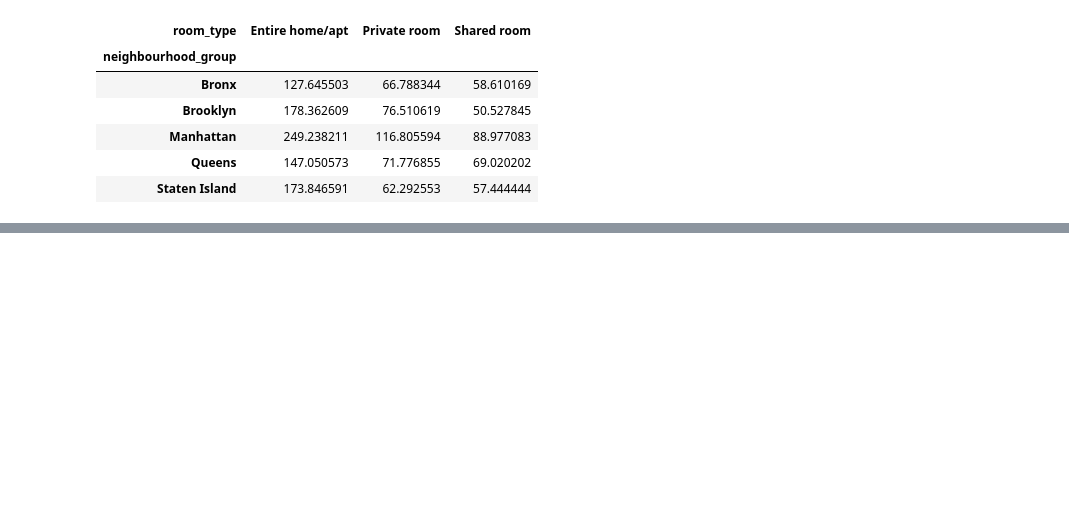
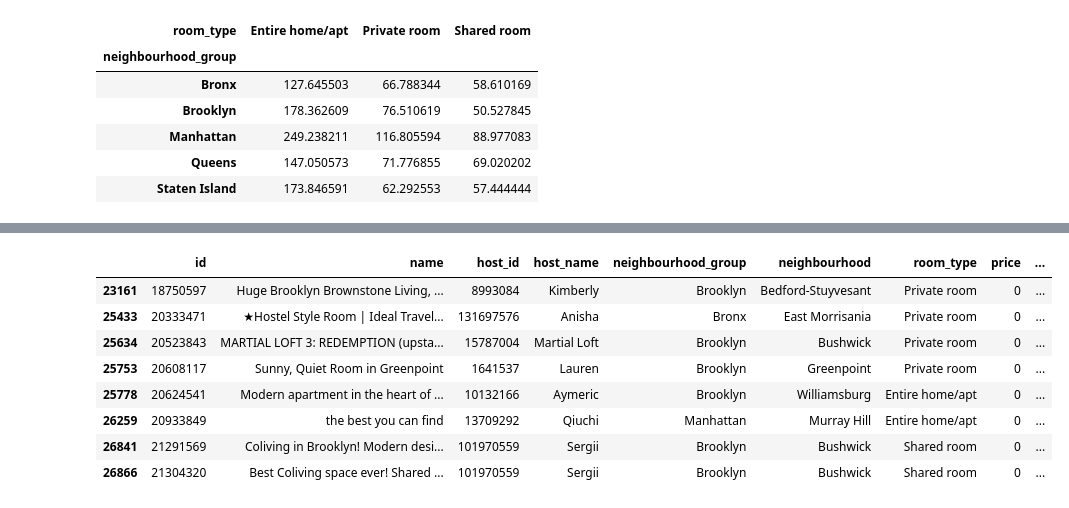
Before and after one commit to vanshansh19/Airbnb-Bookings-Analysis, a Jupyter notebook: EDA_Capstone_Project_1.ipynb, the cells around one changed output, grey strips where cells are left out. Saved outputs shown, nothing was run; the diff lists cells and outputs as text; code cells hidden in the pictures; blank space fills up the shorter version.

```diff
--- a/EDA_Capstone_Project_1.ipynb
+++ b/EDA_Capstone_Project_1.ipynb
@@ -226,0 +321,3 @@ mean_preferred_price_df.plot.bar()
+# %%
+# making a copy of original dataframe to peform additional operation
+airbnb_price_df= airbnb_df.copy()
@@ -226,0 +329,3 @@ mean_preferred_price_df.plot.bar()
+# %%
+#change the value of price where minimun night is 1 and price of property is less than 50
+airbnb_price_df['price']=np.where((airbnb_price_df['price']<=50)& (airbnb_price_df['minimum_nights']==1), round(airbnb_df.loc[airbnb_df['price']<100 , 'price'].mean()),airbnb_price_df['price'])
@@ -226,0 +349,13 @@ mean_preferred_price_df.plot.bar()
+# %%
+#finding the observation where price is still 0$
+airbnb_price_df[airbnb_price_df['price']==0]
+# %% [output]
+|  | id | name | host_id | host_name | neighbourhood_group | neighbourhood | room_type | price | ... |
+| 23161 | 18750597 | Huge Brooklyn Brownstone Living, ... | 8993084 | Kimberly | Brooklyn | Bedford-Stuyvesant | Private room | 0 | ... |
+| 25433 | 20333471 | ★Hostel Style Room | Ideal Travel... | 131697576 | Anisha | Bronx | East Morrisania | Private room | 0 | ... |
+| 25634 | 20523843 | MARTIAL LOFT 3: REDEMPTION (upsta... | 15787004 | Martial Loft | Brooklyn | Bushwick | Private room | 0 | ... |
+| 25753 | 20608117 | Sunny, Quiet Room in Greenpoint | 1641537 | Lauren | Brooklyn | Greenpoint | Private room | 0 | ... |
+| 25778 | 20624541 | Modern apartment in the heart of ... | 10132166 | Aymeric | Brooklyn | Williamsburg | Entire home/apt | 0 | ... |
+| 26259 | 20933849 | the best you can find | 13709292 | Qiuchi | Manhattan | Murray Hill | Entire home/apt | 0 | ... |
+| 26841 | 21291569 | Coliving in Brooklyn! Modern desi... | 101970559 | Sergii | Brooklyn | Bushwick | Shared room | 0 | ... |
+| 26866 | 21304320 | Best Coliving space ever! Shared ... | 101970559 | Sergii | Brooklyn | Bushwick | Shared room | 0 | ... |
```
Also changed, not shown: parts of 24 cells of this notebook.
